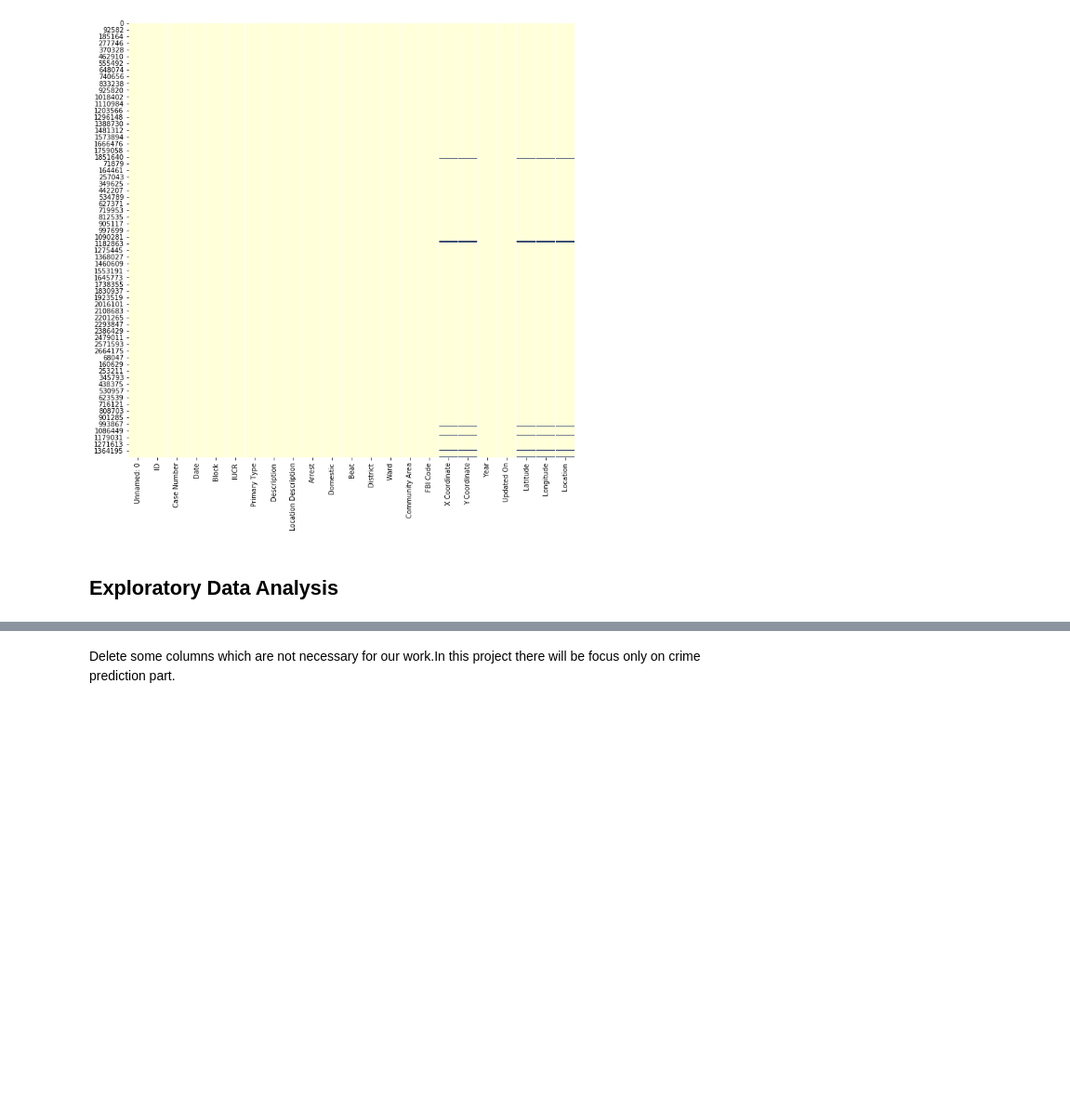
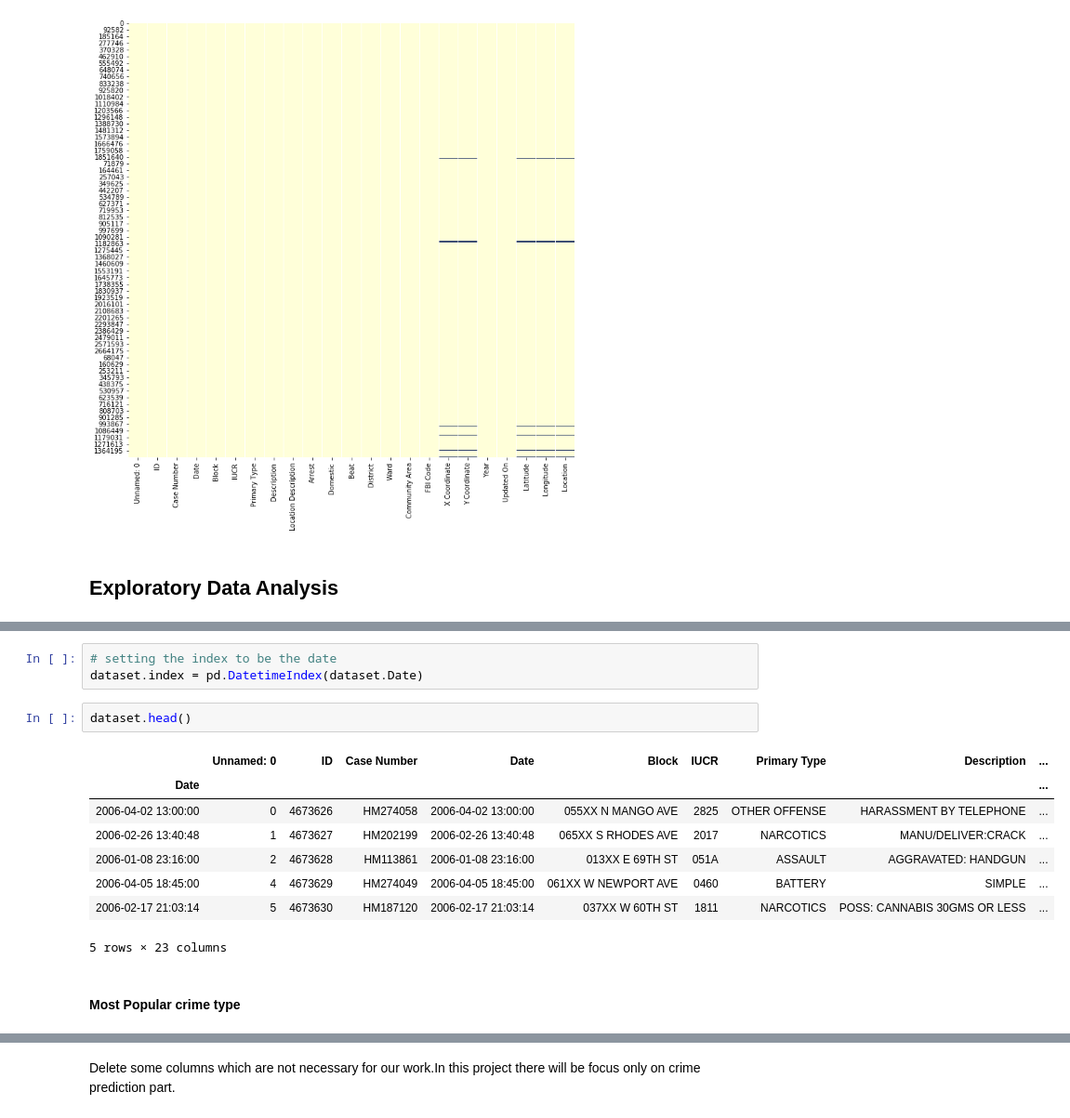
Before and after one commit to LIMON100/Crimes-in-Chicago, a Jupyter notebook: CrimeAnalysis.ipynb, the cells around one changed output, grey strips where cells are left out. Shown: that part at 93% size. Drawn from its saved outputs; the diff is of its cells as text; blank space fills up the shorter version.

```diff
--- a/CrimeAnalysis.ipynb
+++ b/CrimeAnalysis.ipynb
@@ -269,0 +304,16 @@ sns.heatmap(dataset.isnull(), cbar = False, cmap = 'YlGnBu')
+# %%
+# setting the index to be the date
+dataset.index = pd.DatetimeIndex(dataset.Date)
+# %%
+dataset.head()
+# %% [output]
+|  | Unnamed: 0 | ID | Case Number | Date | Block | IUCR | Primary Type | Description | ... |
+| Date |  |  |  |  |  |  |  |  | ... |
+| 2006-04-02 13:00:00 | 0 | 4673626 | HM274058 | 2006-04-02 13:00:00 | 055XX N MANGO AVE | 2825 | OTHER OFFENSE | HARASSMENT BY TELEPHONE | ... |
+| 2006-02-26 13:40:48 | 1 | 4673627 | HM202199 | 2006-02-26 13:40:48 | 065XX S RHODES AVE | 2017 | NARCOTICS | MANU/DELIVER:CRACK | ... |
+| 2006-01-08 23:16:00 | 2 | 4673628 | HM113861 | 2006-01-08 23:16:00 | 013XX E 69TH ST | 051A | ASSAULT | AGGRAVATED: HANDGUN | ... |
+| 2006-04-05 18:45:00 | 4 | 4673629 | HM274049 | 2006-04-05 18:45:00 | 061XX W NEWPORT AVE | 0460 | BATTERY | SIMPLE | ... |
+| 2006-02-17 21:03:14 | 5 | 4673630 | HM187120 | 2006-02-17 21:03:14 | 037XX W 60TH ST | 1811 | NARCOTICS | POSS: CANNABIS 30GMS OR LESS | ... |
+5 rows × 23 columns
+# %% [markdown]
+#### Most Popular crime type
```
Also changed, not shown: parts of 18 cells of this notebook.
